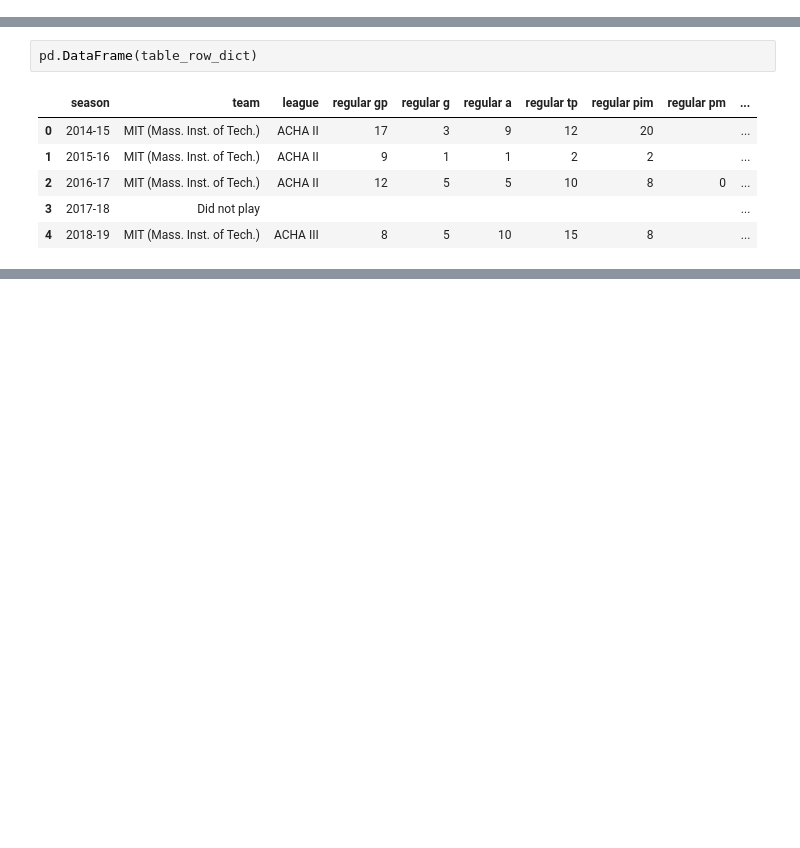
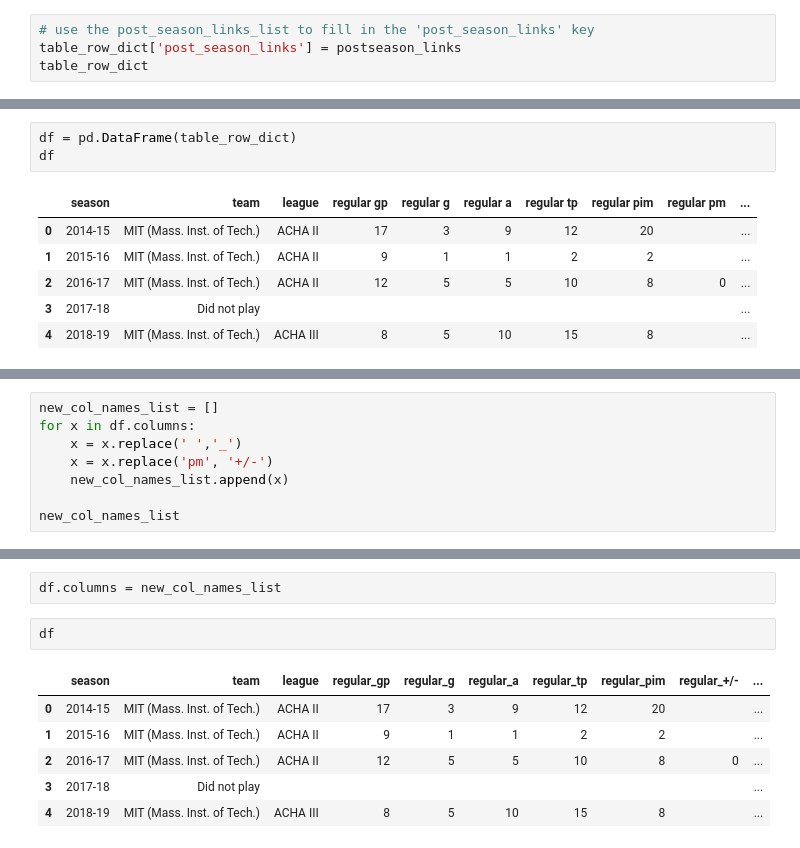
Before and after one commit to SaraPena/disney-data-science-tasks, a Jupyter notebook: web_scraping_intro.ipynb, the cells around one changed output, grey strips where cells are left out. Drawn from its saved outputs; the diff is of its cells as text; blank space fills up the shorter version.

Commit message:
cleaned up table web scraping process.

```diff
--- a/web_scraping_intro.ipynb
+++ b/web_scraping_intro.ipynb
@@ -1696,0 +1454,4 @@ import pandas as pd
+# %%
+# use the post_season_links_list to fill in the 'post_season_links' key
+table_row_dict['post_season_links'] = postseason_links
+table_row_dict
@@ -1697,5 +1481,6 @@ import pandas as pd
 # %%
-pd.DataFrame(table_row_dict)
+df = pd.DataFrame(table_row_dict)
+df
 # %% [output]
 |  | season | team | league | regular gp | regular g | regular a | regular tp | regular pim | regular pm | ... |
 | 0 | 2014-15 | MIT (Mass. Inst. of Tech.) | ACHA II | 17 | 3 | 9 | 12 | 20 |  | ... |
@@ -1705,0 +1503,8 @@ pd.DataFrame(table_row_dict)
+# %%
+new_col_names_list = []
+for x in df.columns:
+    x = x.replace(' ','_')
+    x = x.replace('pm', '+/-')
+    new_col_names_list.append(x)
+
+new_col_names_list
@@ -1705,0 +1531,11 @@ pd.DataFrame(table_row_dict)
+# %%
+df.columns = new_col_names_list
+# %%
+df
+# %% [output]
+|  | season | team | league | regular_gp | regular_g | regular_a | regular_tp | regular_pim | regular_+/- | ... |
+| 0 | 2014-15 | MIT (Mass. Inst. of Tech.) | ACHA II | 17 | 3 | 9 | 12 | 20 |  | ... |
+| 1 | 2015-16 | MIT (Mass. Inst. of Tech.) | ACHA II | 9 | 1 | 1 | 2 | 2 |  | ... |
+| 2 | 2016-17 | MIT (Mass. Inst. of Tech.) | ACHA II | 12 | 5 | 5 | 10 | 8 | 0 | ... |
+| 3 | 2017-18 | Did not play |  |  |  |  |  |  |  | ... |
+| 4 | 2018-19 | MIT (Mass. Inst. of Tech.) | ACHA III | 8 | 5 | 10 | 15 | 8 |  | ... |
```
Also changed, not shown: parts of 82 cells of this notebook.
